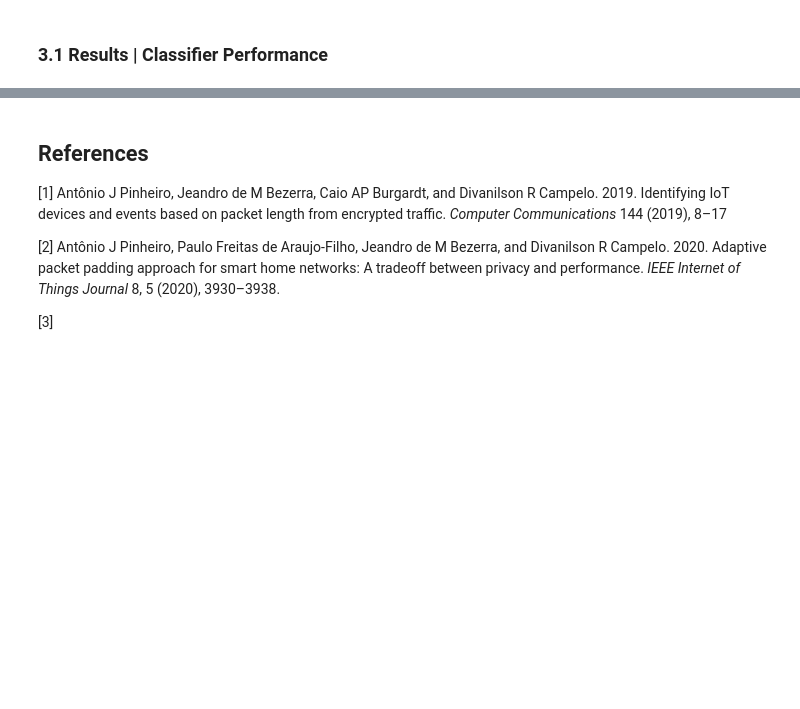
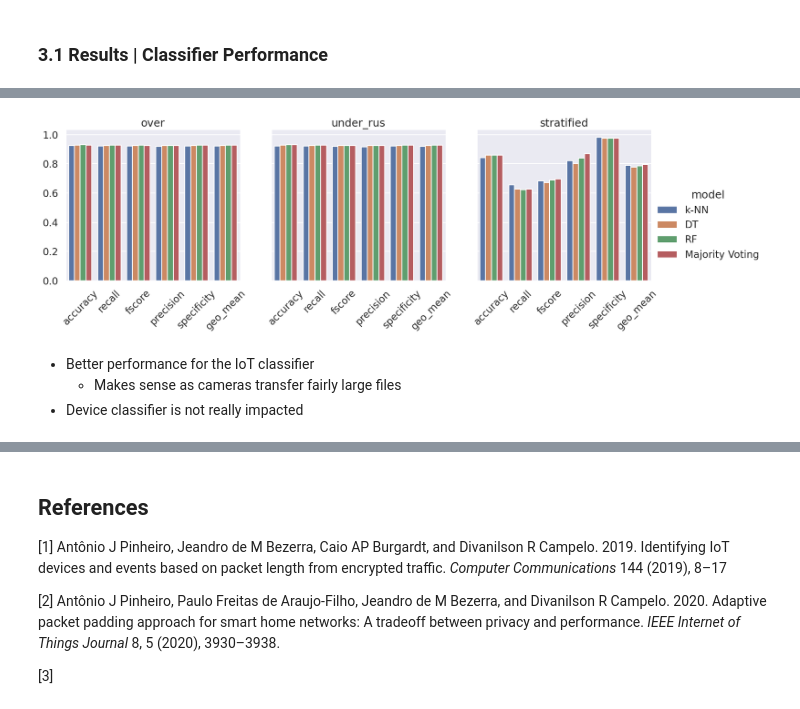
Before and after one commit to cochaviz/iot_classifier, a Jupyter notebook: presentation.ipynb, the cells around one changed output, grey strips where cells are left out. Saved outputs shown, nothing was run; the diff lists cells and outputs as text; code cells hidden in the pictures; blank space fills up the shorter version.

```diff
--- a/presentation.ipynb
+++ b/presentation.ipynb
@@ -748,0 +785,4 @@ sns.catplot(all_scores, x="measurement", y="value", hue="model", col="balancing"
+# %%
+_, all_scores_no_cam =  run_all_experiments(labeled_features=labeled_features_no_cam)
+
+all_scores_no_cam.groupby(['label', 'balancing', 'measurement', 'model']).mean()
@@ -748,0 +809,8 @@ sns.catplot(all_scores, x="measurement", y="value", hue="model", col="balancing"
+# %%
+draw_graph(all_scores_no_cam)
+# %% [output]
+[figure, added]
+# %% [markdown]
+- Better performance for the IoT classifier
+    - Makes sense as cameras transfer fairly large files
+- Device classifier is not really impacted
```
Also changed, not shown: parts of 20 cells of this notebook.
